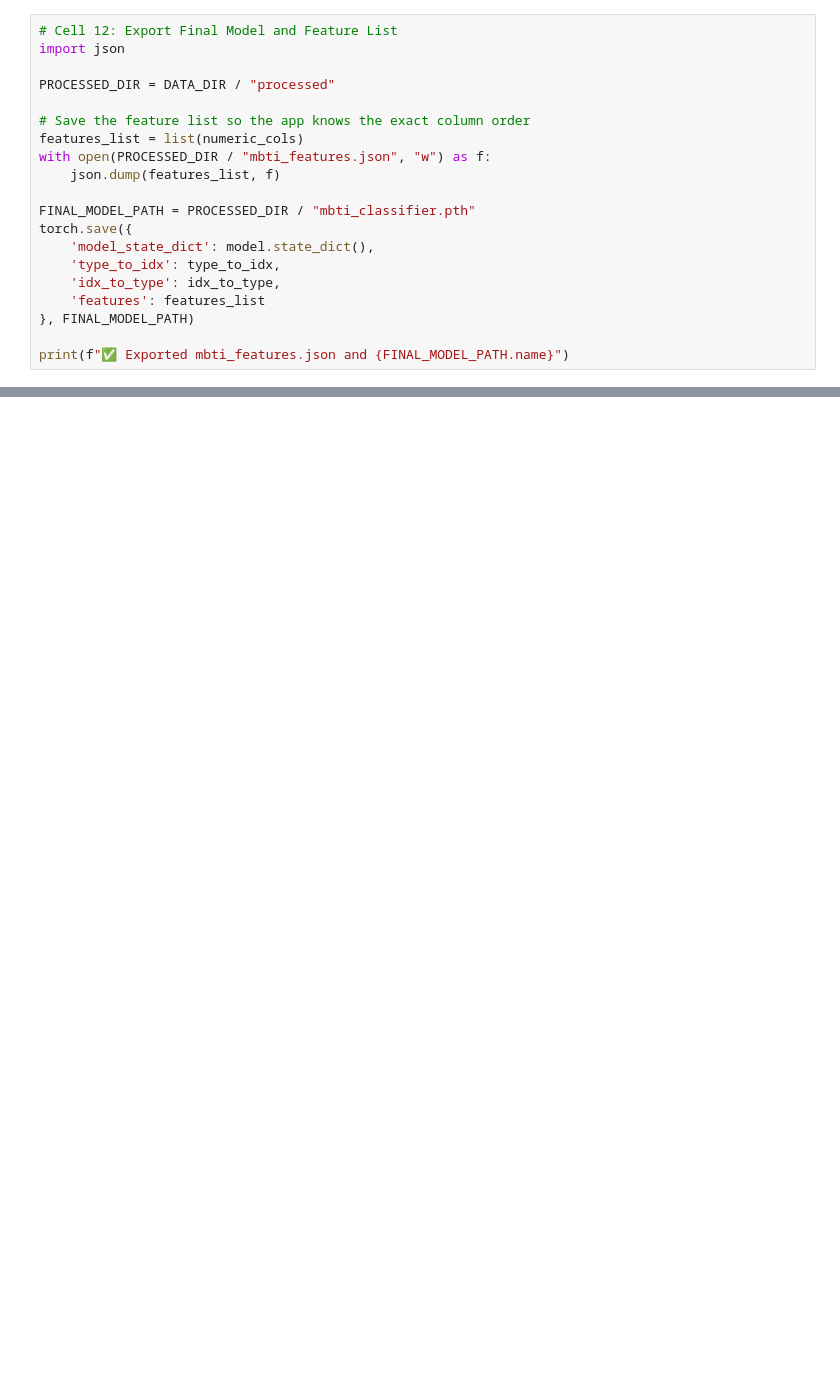
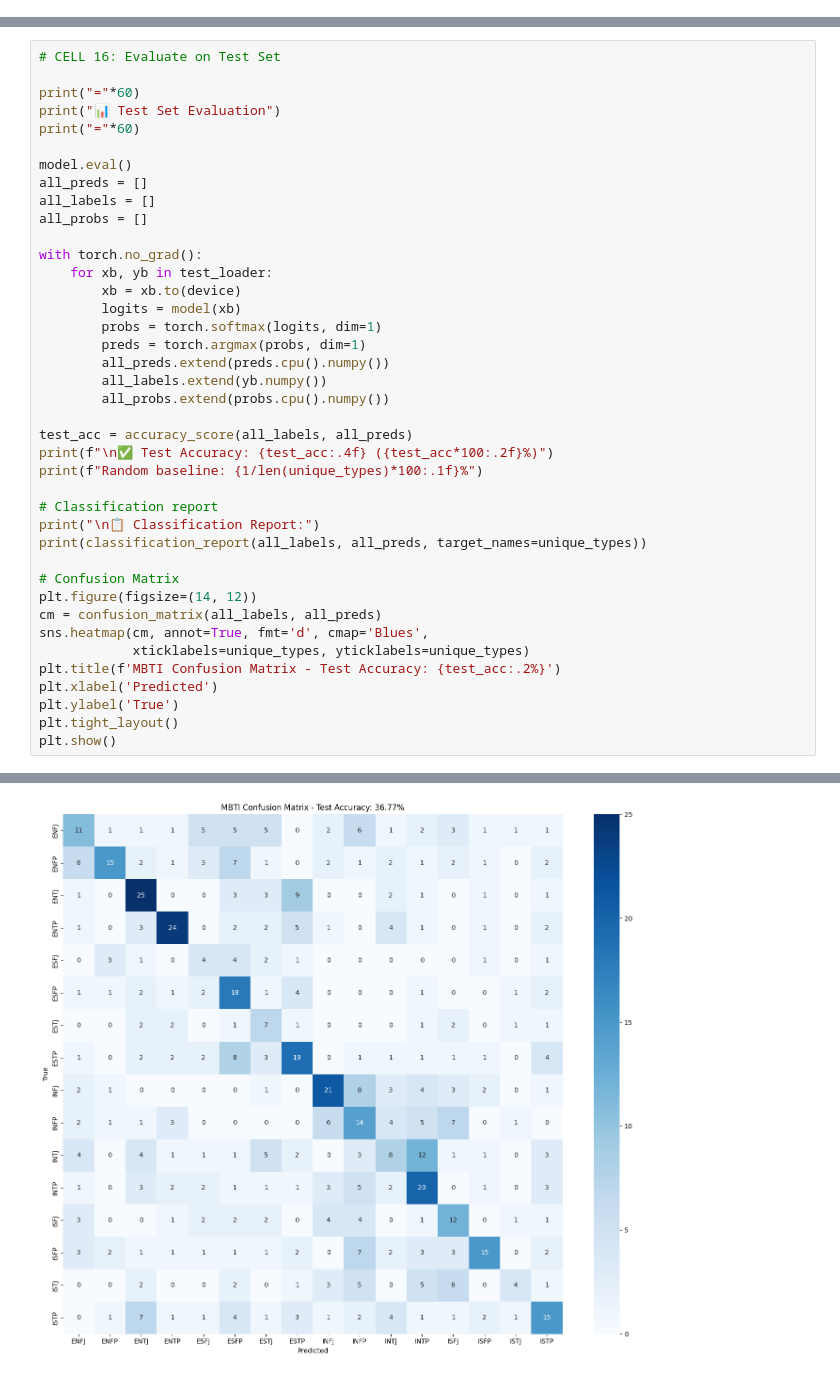
Before and after one commit to kjesinthuyaUCLL/mbti-tune, a Jupyter notebook: notebooks/MBTI_Playlist_Classifier.ipynb, the cells around one changed output, grey strips where cells are left out. Saved outputs shown, nothing was run; the diff lists cells and outputs as text; blank space fills up the shorter version.

Commit message:
Update notebooks with final models and classifiers

```diff
--- a/notebooks/MBTI_Playlist_Classifier.ipynb
+++ b/notebooks/MBTI_Playlist_Classifier.ipynb
@@ -419,20 +777,0 @@ Showing feature importance for: ENFJ
-# %%
-# Cell 12: Export Final Model and Feature List
-import json
-
-PROCESSED_DIR = DATA_DIR / "processed"
-
-# Save the feature list so the app knows the exact column order
-features_list = list(numeric_cols)
-with open(PROCESSED_DIR / "mbti_features.json", "w") as f:
-    json.dump(features_list, f)
-
-FINAL_MODEL_PATH = PROCESSED_DIR / "mbti_classifier.pth"
-torch.save({
-    'model_state_dict': model.state_dict(),
-    'type_to_idx': type_to_idx,
-    'idx_to_type': idx_to_type,
-    'features': features_list
-}, FINAL_MODEL_PATH)
-
-print(f"✅ Exported mbti_features.json and {FINAL_MODEL_PATH.name}")
@@ -502,0 +778,41 @@ for f in files_to_check:
+# %%
+# CELL 16: Evaluate on Test Set
+
+print("="*60)
+print("📊 Test Set Evaluation")
+print("="*60)
+
+model.eval()
+all_preds = []
+all_labels = []
+all_probs = []
+
+with torch.no_grad():
+    for xb, yb in test_loader:
+        xb = xb.to(device)
+        logits = model(xb)
+        probs = torch.softmax(logits, dim=1)
+        preds = torch.argmax(probs, dim=1)
+        all_preds.extend(preds.cpu().numpy())
+        all_labels.extend(yb.numpy())
+        all_probs.extend(probs.cpu().numpy())
+
+test_acc = accuracy_score(all_labels, all_preds)
+print(f"\n✅ Test Accuracy: {test_acc:.4f} ({test_acc*100:.2f}%)")
+print(f"Random baseline: {1/len(unique_types)*100:.1f}%")
+
+# Classification report
+print("\n📋 Classification Report:")
+print(classification_report(all_labels, all_preds, target_names=unique_types))
+
+# Confusion Matrix
+plt.figure(figsize=(14, 12))
+cm = confusion_matrix(all_labels, all_preds)
+sns.heatmap(cm, annot=True, fmt='d', cmap='Blues',
+            xticklabels=unique_types, yticklabels=unique_types)
+plt.title(f'MBTI Confusion Matrix - Test Accuracy: {test_acc:.2%}')
+plt.xlabel('Predicted')
+plt.ylabel('True')
+plt.tight_layout()
+plt.show()
+# %% [output]
@@ -502,0 +836 @@ for f in files_to_check:
+[figure, added]
```
Also changed, not shown: parts of 28 cells of this notebook, 4 other files.
